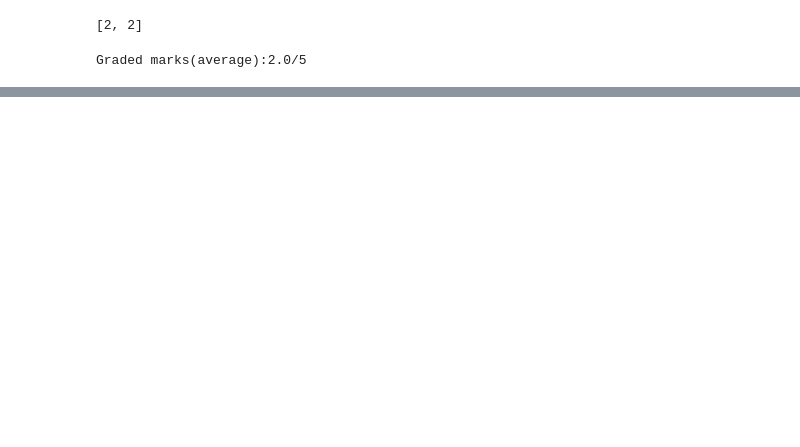
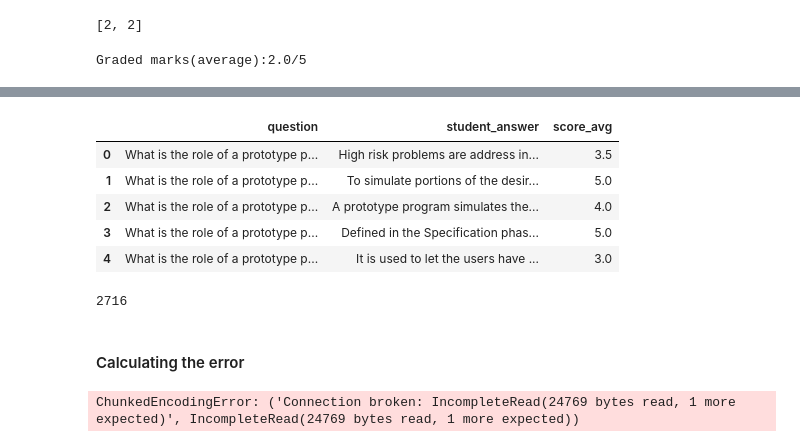
Before and after one commit to bascr/AIML-Capstone-Project-QA-AI, a Jupyter notebook: answer_grading/model_.ipynb, the cells around one changed output, grey strips where cells are left out. Cells and saved outputs as stored; diff of their text form; code cells hidden in the pictures; blank space fills up the shorter version.

```diff
--- a/answer_grading/model_.ipynb
+++ b/answer_grading/model_.ipynb
@@ -81,0 +153,33 @@ Graded marks(average):2.0/5
+# %%
+df.drop(columns=['desired_answer', 'score_me', 'score_other', 'id'], inplace=True)
+# %%
+df.head()
+# %% [output]
+|  | question | student_answer | score_avg |
+| 0 | What is the role of a prototype p... | High risk problems are address in... | 3.5 |
+| 1 | What is the role of a prototype p... | To simulate portions of the desir... | 5.0 |
+| 2 | What is the role of a prototype p... | A prototype program simulates the... | 4.0 |
+| 3 | What is the role of a prototype p... | Defined in the Specification phas... | 5.0 |
+| 4 | What is the role of a prototype p... | It is used to let the users have ... | 3.0 |
+# %%
+len(df)
+# %% [output]
+2716
+# %% [markdown]
+#### Calculating the error
+# %%
+errors = []
+calculated_marks = []
+for i in range(len(df)):
+    question = df['question'][i]
+    # print("question:", question)
+    answer = df['student_answer'][i]
+    # print("answer:", answer)
+    cal_mark = get_marks(question, answer)
+    # print("Calculated marks:", cal_mark)
+    original_mark = df['score_avg'][i]
+    err = abs(original_mark - cal_mark)
+    errors.append(err)
+    calculated_marks.append(cal_mark)
+# %% [output]
+ChunkedEncodingError: ('Connection broken: IncompleteRead(24769 bytes read, 1 more expected)', IncompleteRead(24769 bytes read, 1 more expected))
```
Also changed, not shown: parts of 26 cells of this notebook.
